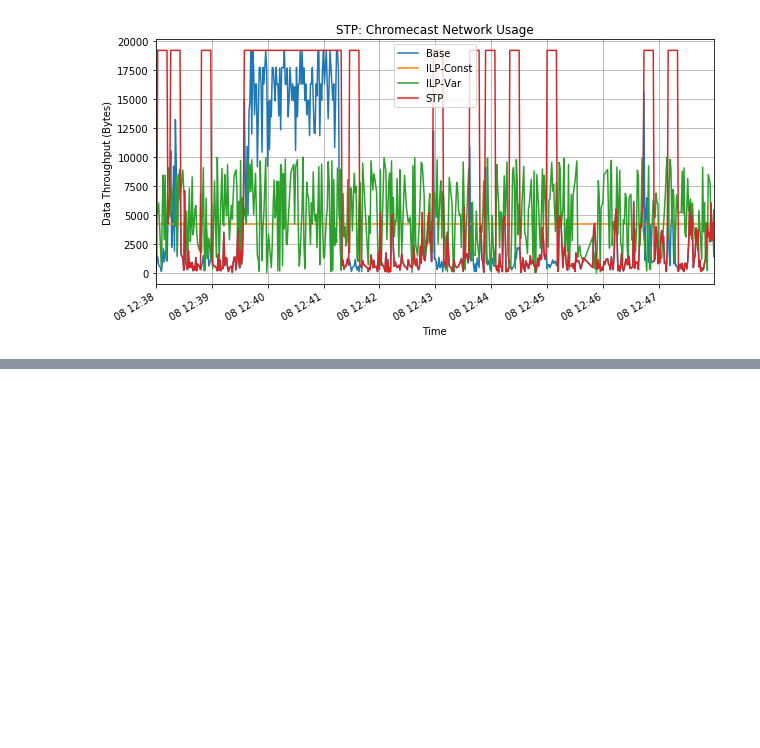
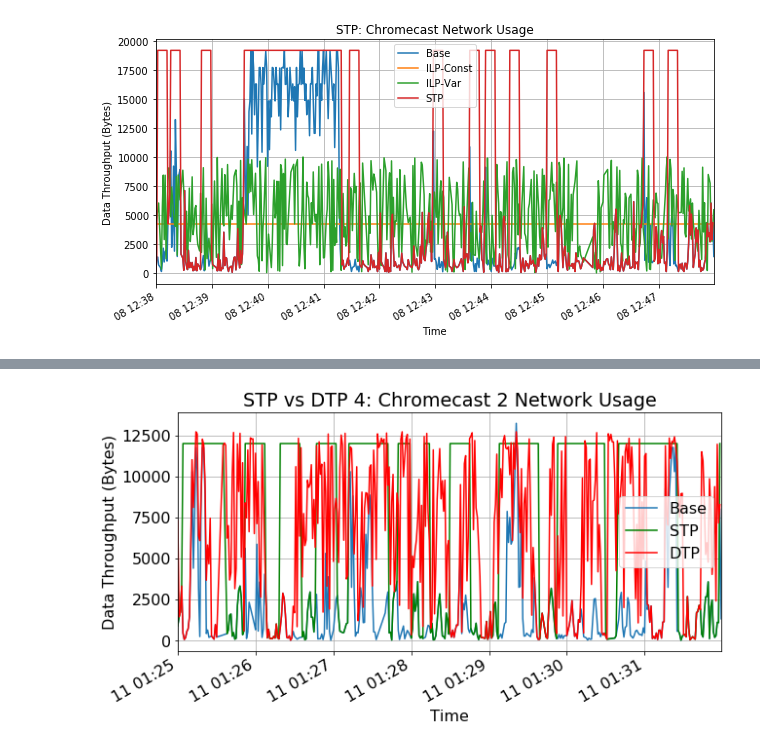
Before and after one commit to ayanpatel/iot-sec, a Jupyter notebook: plotDB.ipynb, the cells around one changed output, grey strips where cells are left out. Saved outputs shown, nothing was run; the diff lists cells and outputs as text; code cells hidden in the pictures; blank space fills up the shorter version.

```diff
--- a/plotDB.ipynb
+++ b/plotDB.ipynb
@@ -688,0 +687,11 @@ plt.show()
+# %%
+ax = df.plot(x='Time', y='Size', kind='line', grid=True, title='Chromecast Network Usage', figsize=(10,5))
+ax.set_xlabel('Time')
+ax.set_ylabel('Data Throughput (Bytes)')
+ax = chromecast_stp_df.plot(x='Time', y='Size', kind='line', grid=True, title='STP: Chromecast 2 Network Usage', figsize=(10,5), ax=ax, color='green')
+chromecast_dtp_df.plot(x='Time', y='Size', kind='line', grid=True, title='STP vs DTP 4: Chromecast 2 Network Usage', figsize=(10,5), ax=ax, color='red')
+plt.legend(['Base', 'STP', 'DTP'])
+plt.savefig('figures/chromecast_stp_dtp4.png')
+plt.show()
+# %% [output]
+[figure, added]
```
Also changed, not shown: parts of 13 cells of this notebook, 3 other files.
